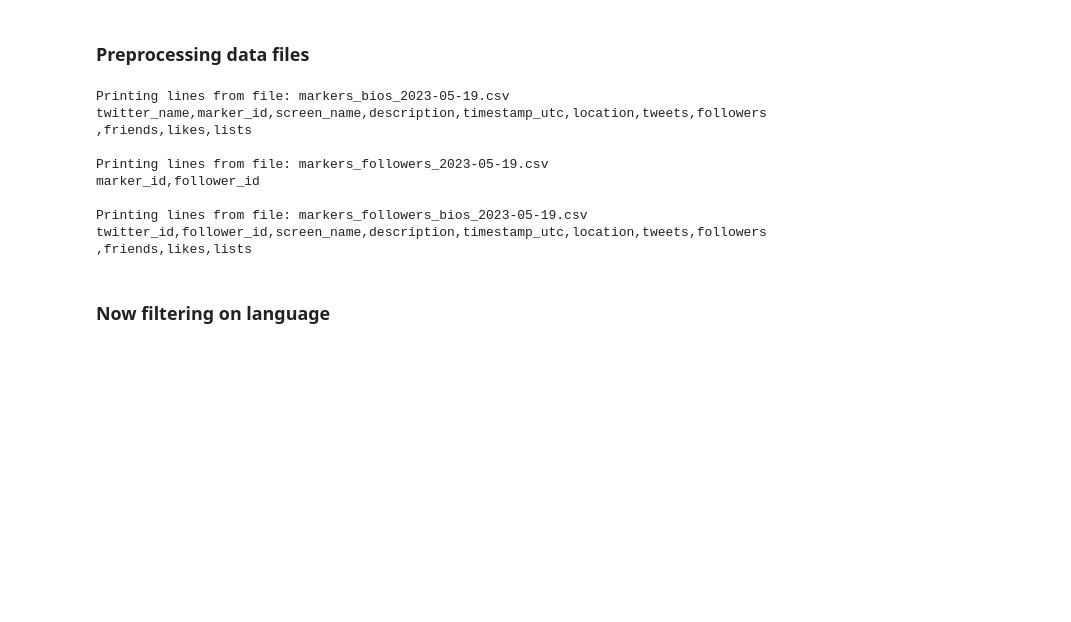
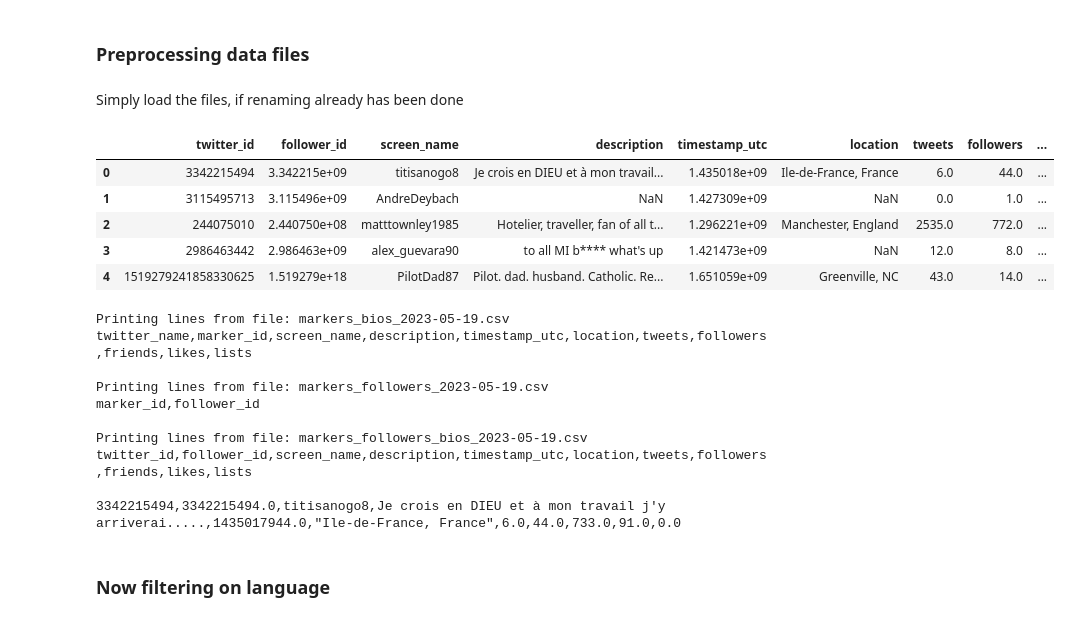
Before and after one commit to livtol99/Liv-Stage---FOCOS-Hand-Over, a Jupyter notebook: Code/Wrangling.ipynb, the cells around one changed output. Cells and saved outputs as stored; diff of their text form; code cells hidden in the pictures; blank space fills up the shorter version.

```diff
--- a/Code/Wrangling.ipynb
+++ b/Code/Wrangling.ipynb
@@ -86,24 +86,26 @@ markers_followers = utils.load_and_rename(load_path, save_path, file, req_cols,
 # %%
-#Load and rename markers followers bios
-load_path = '/home/livtollanes/SocialMarkers'
-save_path = '/home/livtollanes/NewData'
-file = 'markers_followers_bios_2023-05-19.csv'
+# #Load and rename markers followers bios
+# load_path = '/home/livtollanes/SocialMarkers'
+# save_path = '/home/livtollanes/NewData'
+# file = 'markers_followers_bios_2023-05-19.csv'
 
 
-req_cols = ['twitter_id', 'id', 'screen_name', 'description', 'location', 'tweets', 'followers', 'friends', 'likes', 'lists','timestamp_utc']
+# req_cols = ['twitter_id', 'id', 'screen_name', 'description', 'location', 'tweets', 'followers', 'friends', 'likes', 'lists','timestamp_utc']
 
-dtypes = {
-    'twitter_id': 'int64',
-    'id': 'float64',
-    'screen_name': 'object',
-    'description': 'object',
-    'location': 'object',
-    'tweets': 'float64',
-    'followers': 'float64',
-    'friends': 'float64',
-    'witheld_in_countries': 'float64'
-}
+# dtypes = {
+#     'twitter_id': 'float64',
+#     'id': 'float64',
+#     'screen_name': 'object',
+#     'description': 'object',
+#     'location': 'object',
+#     'tweets': 'float64',
+#     'followers': 'float64',
+#     'friends': 'float64',
+#     'witheld_in_countries': 'float64'
+# }
 
-new_column_names = {'id': 'follower_id'}
+# new_column_names = {'id': 'follower_id'}
 
-follower_bios = utils.load_and_rename(load_path, save_path, file, req_cols, dtypes, new_column_names)
+# follower_bios = utils.load_and_rename(load_path, save_path, file, req_cols, dtypes, new_column_names)
+# %% [markdown]
+Simply load the files, if renaming already has been done
@@ -110,3 +142,15 @@ follower_bios = utils.load_and_rename(load_path, save_path, file, req_cols, dtyp
+# %%
+# Load marker follower bios
+
+#Didn't work but the df is currently loaded in the notebook
+follower_bios.head()
+# %% [output]
+|  | twitter_id | follower_id | screen_name | description | timestamp_utc | location | tweets | followers | ... |
+| 0 | 3342215494 | 3.342215e+09 | titisanogo8 | Je crois en DIEU et à mon travail... | 1.435018e+09 | Ile-de-France, France | 6.0 | 44.0 | ... |
+| 1 | 3115495713 | 3.115496e+09 | AndreDeybach | NaN | 1.427309e+09 | NaN | 0.0 | 1.0 | ... |
+| 2 | 244075010 | 2.440750e+08 | matttownley1985 | Hotelier, traveller, fan of all t... | 1.296221e+09 | Manchester, England | 2535.0 | 772.0 | ... |
+| 3 | 2986463442 | 2.986463e+09 | alex_guevara90 | to all MI b**** what's up | 1.421473e+09 | NaN | 12.0 | 8.0 | ... |
+| 4 | 1519279241858330625 | 1.519279e+18 | PilotDad87 | Pilot. dad. husband. Catholic. Re... | 1.651059e+09 | Greenville, NC | 43.0 | 14.0 | ... |
 # %%
 #reload(utils)
 importlib.reload(utils)
@@ -120,7 +164,7 @@ file3 = 'markers_followers_bios_2023-05-19.csv'
 
 utils.print_lines(path, file1, 0,1)
 utils.print_lines(path, file2, 0,1)
-utils.print_lines(path, file3, 0,1)
+utils.print_lines(path, file3, 0,2)
 
 #The data is comma delimited
 # %% [output]
@@ -132,6 +176,8 @@ marker_id,follower_id
 
 Printing lines from file: markers_followers_bios_2023-05-19.csv
 twitter_id,follower_id,screen_name,description,timestamp_utc,location,tweets,followers,friends,likes,lists
+
+3342215494,3342215494.0,titisanogo8,Je crois en DIEU et à mon travail j'y arriverai.....,1435017944.0,"Ile-de-France, France",6.0,44.0,733.0,91.0,0.0
 # %% [markdown]
 ### Now filtering on language
 # %%
```
Also changed, not shown: parts of 20 cells of this notebook, 4 other files.
